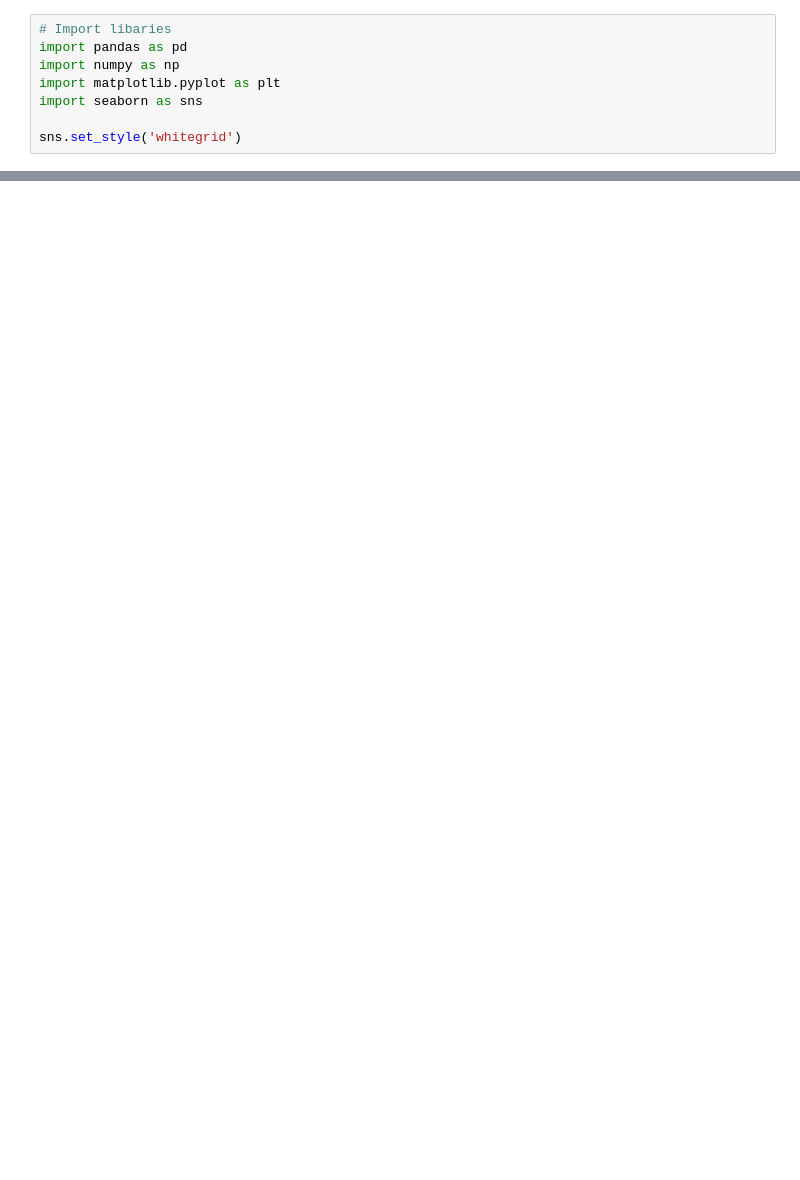
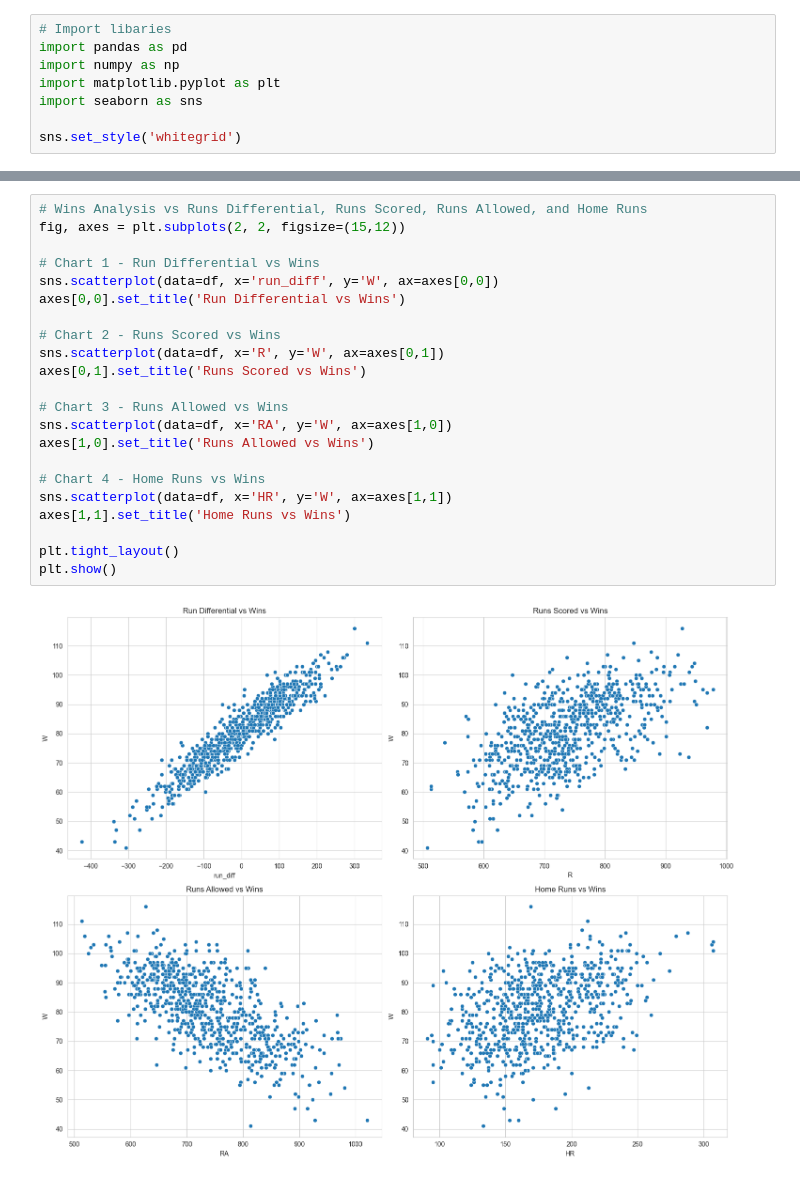
Before and after one commit to tcbailey30/sports-analytics-repository, a Jupyter notebook: MLB/02_team_wins_prediction/notebooks/02_eda.ipynb, the cells around one changed output, grey strips where cells are left out. Drawn from its saved outputs; the diff is of its cells as text; blank space fills up the shorter version.

```diff
--- a/MLB/02_team_wins_prediction/notebooks/02_eda.ipynb
+++ b/MLB/02_team_wins_prediction/notebooks/02_eda.ipynb
@@ -39,0 +40,24 @@ plt.show()
+# %%
+# Wins Analysis vs Runs Differential, Runs Scored, Runs Allowed, and Home Runs
+fig, axes = plt.subplots(2, 2, figsize=(15,12))
+
+# Chart 1 - Run Differential vs Wins
+sns.scatterplot(data=df, x='run_diff', y='W', ax=axes[0,0])
+axes[0,0].set_title('Run Differential vs Wins')
+
+# Chart 2 - Runs Scored vs Wins
+sns.scatterplot(data=df, x='R', y='W', ax=axes[0,1])
+axes[0,1].set_title('Runs Scored vs Wins')
+
+# Chart 3 - Runs Allowed vs Wins
+sns.scatterplot(data=df, x='RA', y='W', ax=axes[1,0])
+axes[1,0].set_title('Runs Allowed vs Wins')
+
+# Chart 4 - Home Runs vs Wins
+sns.scatterplot(data=df, x='HR', y='W', ax=axes[1,1])
+axes[1,1].set_title('Home Runs vs Wins')
+
+plt.tight_layout()
+plt.show()
+# %% [output]
+[figure, added]
```
Also changed, not shown: parts of 7 cells of this notebook, 1 other file.
